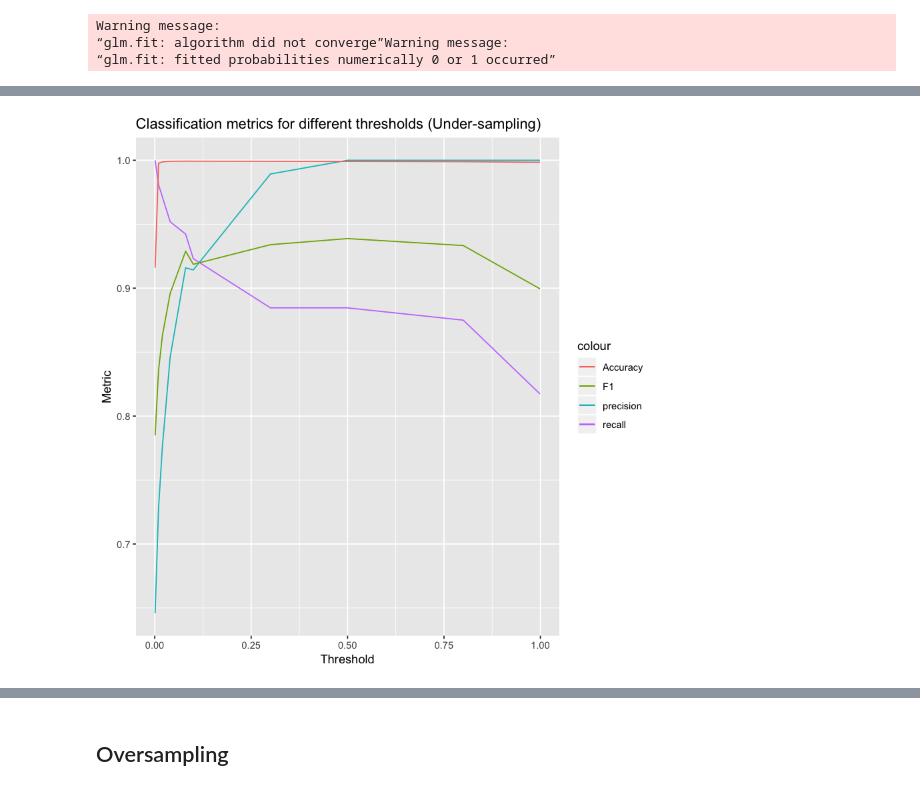
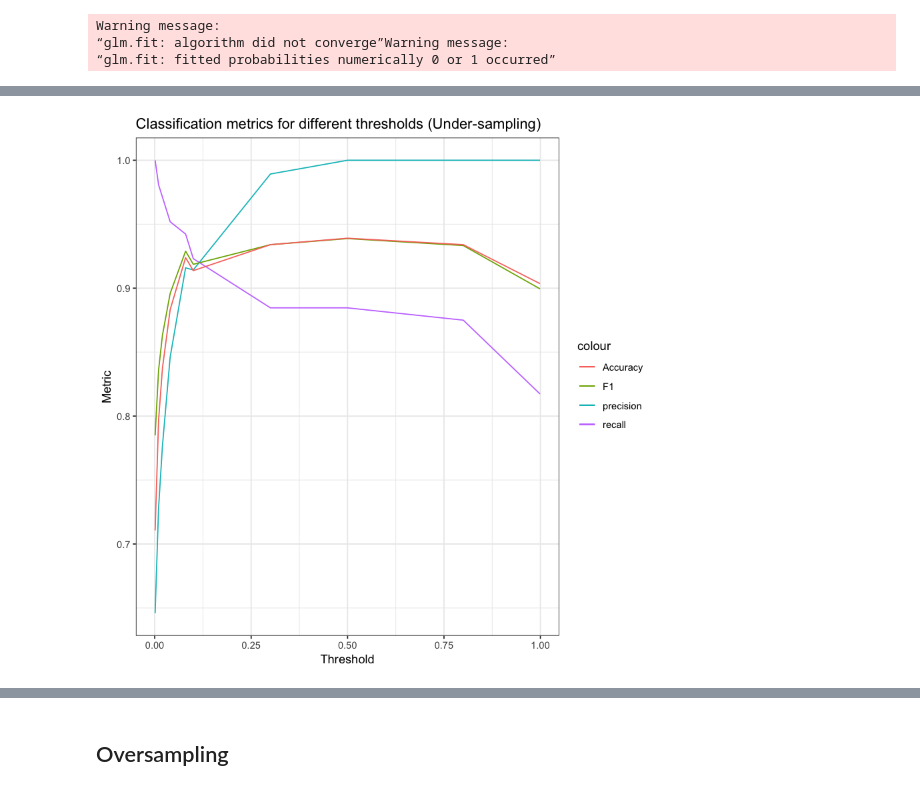
Before and after one commit to Data-Analytics-for-Cybersecurity/credit_card_fraud_detection, a Jupyter notebook: credit_card_fraud_detection.ipynb, the cells around one changed output, grey strips where cells are left out. Cells and saved outputs as stored; diff of their text form; code cells hidden in the pictures.

```diff
--- a/credit_card_fraud_detection.ipynb
+++ b/credit_card_fraud_detection.ipynb
@@ -358,34 +448,11 @@ prop.table(table(balanced_test_data$Class))*100
 ### Logistic Regression with Under-sampling
 # %%
 # Logistics Regression
-glm_balanced <- glm(Class ~ ., data = balanced_train_data, family = binomial(link="logit"))
+glm_undersample <- glm(Class ~ ., data = undersample_train_data, family = binomial(link="logit"))
 # %% [output]
 Warning message:
 “glm.fit: algorithm did not converge”Warning message:
 “glm.fit: fitted probabilities numerically 0 or 1 occurred”
 # %%
-balanced_train_data$pred <- predict(glm_balanced, newdata=balanced_train_data, type="response")
-balanced_test_data$pred <- predict(glm_balanced, newdata=balanced_test_data, type="response")
+undersample_train_data$pred <- predict(glm_undersample, newdata=undersample_train_data, type="response")
+undersample_test_data$pred <- predict(glm_undersample, newdata=undersample_test_data, type="response")
-# %%
-library(caret)
-
-threshold_list <- c(0.001, 0.01, 0.02, 0.04, 0.08, 0.1, 0.3, 0.5, 0.8, 0.999)
-precision_list <- list()
-recall_list <- list()
-F1_list <- list()
-accuracy_list <- list()
-i <- 1
-
-for (threshold in threshold_list){
-
-    precision_list[i] <- posPredValue(factor(balanced_test_data$pred > threshold), balanced_test_data$Class, positive="TRUE")
-
-    recall_list[i] <- sensitivity(factor(balanced_test_data$pred > threshold), balanced_test_data$Class, positive="TRUE")
-
-    F1_list[i] <- (2 * precision_list[[i]] * recall_list[[i]]) / (precision_list[[i]] + recall_list[[i]])
-
-    accuracy_list[i] <- mean((test_data$pred > threshold ) == test_data$Class)
-
-    i <- i + 1
-
-}
@@ -412,0 +459,2 @@ balanced_metrics
+# %%
+undersample_metrics <- classification_metrics(undersample_test_data)
@@ -413,12 +475,13 @@ balanced_metrics
 # %%
 library(ggplot2)
 
-ggplot(balanced_metrics, aes(threshold)) +
+ggplot(undersample_metrics, aes(threshold)) +
   geom_line(aes(y = precision, colour = "precision")) +
   geom_line(aes(y = recall, colour = "recall")) +
   geom_line(aes(y = F1, colour = "F1")) +
   geom_line(aes(y = Accuracy, colour = "Accuracy")) +
   labs(title="Classification metrics for different thresholds (Under-sampling)",
-       x="Threshold", y = "Metric")
+       x="Threshold", y = "Metric")+
+  theme_bw()
 # %% [output]
-[figure, old version]
+[figure, new version]
```
Also changed, not shown: parts of 52 cells of this notebook.
